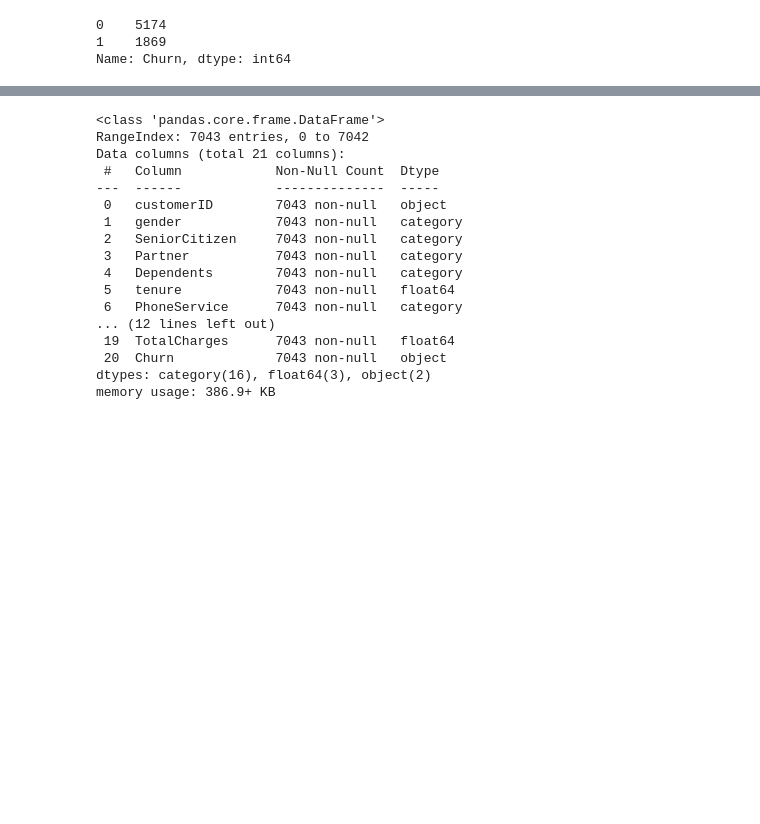
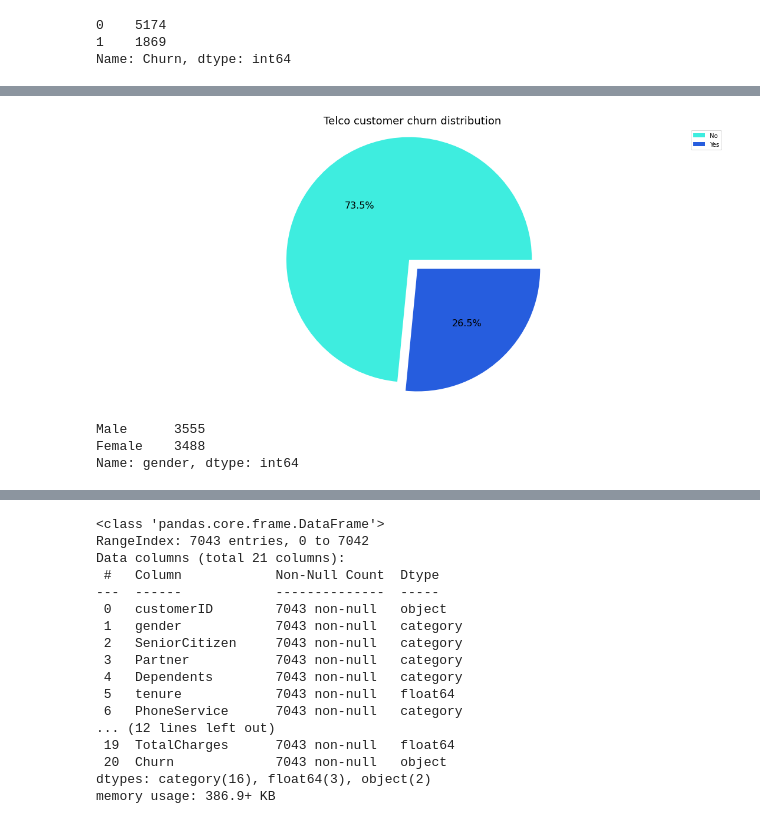
Before and after one commit to blondeincode/Telco_customer_churn_modelling, a Jupyter notebook: Telco_Customer_Churn_Modelling.ipynb, the cells around one changed output, grey strips where cells are left out. Drawn from its saved outputs; the diff is of its cells as text; code cells hidden in the pictures; blank space fills up the shorter version.

Commit message:
Adding some charts

```diff
--- a/Telco_Customer_Churn_Modelling.ipynb
+++ b/Telco_Customer_Churn_Modelling.ipynb
@@ -123,0 +110,17 @@ po.iplot(fig1)
+# %%
+fig, ax = plt.subplots(figsize=(15, 7))
+plt.title('Telco customer churn distribution', fontdict = {'fontsize' : 18})
+ax.pie(df['Churn'].value_counts(), colors = ['#3eeddf','#265dde'], autopct='%1.1f%%', startangle=0, explode=[0.1,0], textprops={'fontsize': 16})
+fig = plt.gcf()
+ax.axis('equal')
+plt.tight_layout()
+plt.legend(['No', 'Yes'])
+plt.show()
+# %% [output]
+[figure, added]
+# %%
+df['gender'].value_counts()
+# %% [output]
+Male      3555
+Female    3488
+Name: gender, dtype: int64
```
Also changed, not shown: parts of 4 cells of this notebook.
